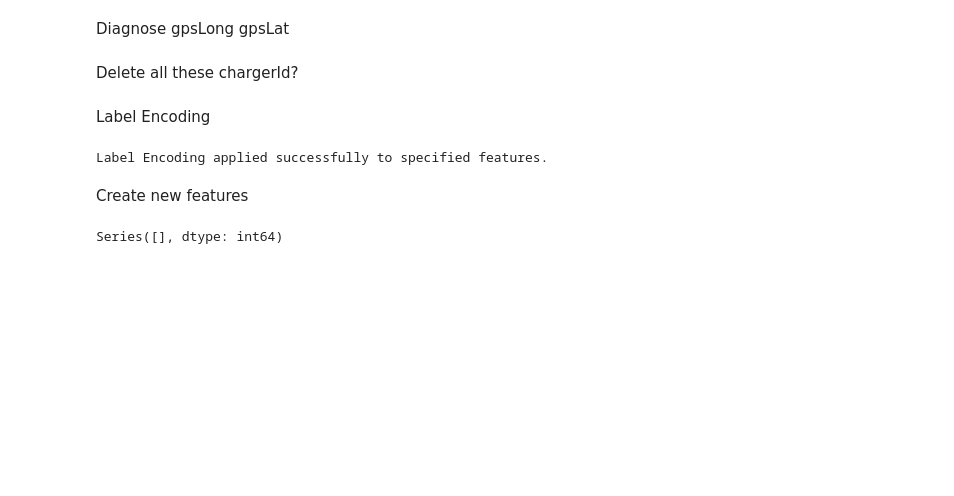
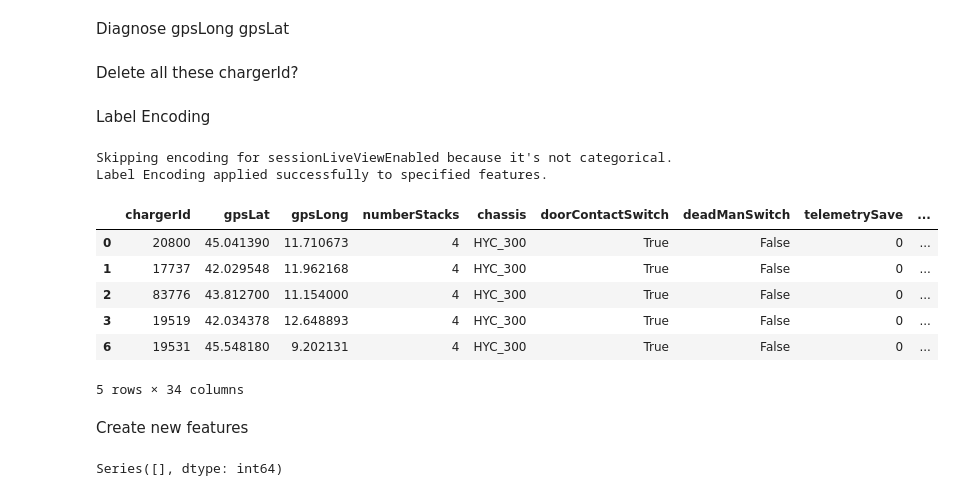
Before and after one commit to trangdtk-vnu/charging_stations, a Jupyter notebook: hypercarge_locations.ipynb, the cells around one changed output. Cells and saved outputs as stored; diff of their text form; code cells hidden in the pictures; blank space fills up the shorter version.

```diff
--- a/hypercarge_locations.ipynb
+++ b/hypercarge_locations.ipynb
@@ -504,11 +504,9 @@ Label Encoding
 from sklearn.preprocessing import LabelEncoder
 # List of features to apply Label Encoding
 features_to_encode = [
-    'numberStacks',
     'chassis',
     'doorContactSwitch',
     'deadManSwitch',
-    'telemetrySave',
     'hymaintInstalled',
     'status_errorcode',
     'status_hycErrorCode',
@@ -516,8 +514,6 @@ features_to_encode = [
     'simActivated',
     'isActive',
     'softwareVersion',
-    'distributorId',
-    'corporationId',
     'isFavourite',
     'sessionLiveViewEnabled'
 ]
@@ -527,11 +523,25 @@ label_encoder = LabelEncoder()
 
 # Apply Label Encoding to each specified feature
 for feature in features_to_encode:
-    hypercarge_location_cleaned[feature + '_encoded'] = label_encoder.fit_transform(hypercarge_location_cleaned[feature])
+    if hypercarge_location_cleaned[feature].dtype == 'object' or hypercarge_location_cleaned[feature].dtype == 'bool':
+        hypercarge_location_cleaned[feature + '_encoded'] = label_encoder.fit_transform(hypercarge_location_cleaned[feature])
+    else:
+        print(f"Skipping encoding for {feature} because it's not categorical.")
 
 print("Label Encoding applied successfully to specified features.")
 # %% [output]
+Skipping encoding for sessionLiveViewEnabled because it's not categorical.
 Label Encoding applied successfully to specified features.
+# %%
+hypercarge_location_cleaned.head()
+# %% [output]
+|  | chargerId | gpsLat | gpsLong | numberStacks | chassis | doorContactSwitch | deadManSwitch | telemetrySave | ... |
+| 0 | 20800 | 45.041390 | 11.710673 | 4 | HYC_300 | True | False | 0 | ... |
+| 1 | 17737 | 42.029548 | 11.962168 | 4 | HYC_300 | True | False | 0 | ... |
+| 2 | 83776 | 43.812700 | 11.154000 | 4 | HYC_300 | True | False | 0 | ... |
+| 3 | 19519 | 42.034378 | 12.648893 | 4 | HYC_300 | True | False | 0 | ... |
+| 6 | 19531 | 45.548180 | 9.202131 | 4 | HYC_300 | True | False | 0 | ... |
+5 rows × 34 columns
 # %% [markdown]
 Create new features
 # %%
```
Also changed, not shown: parts of 2 cells of this notebook.
